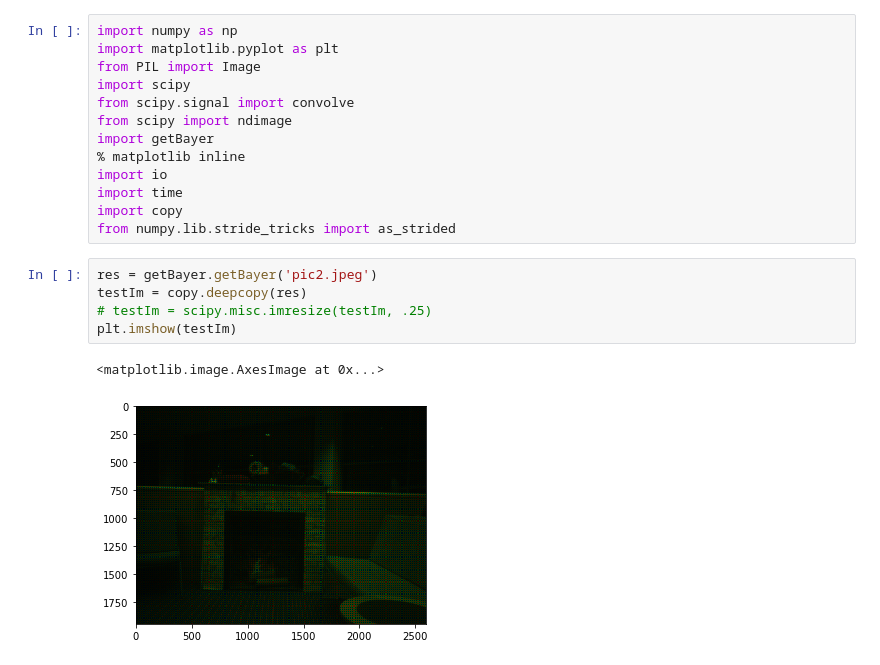
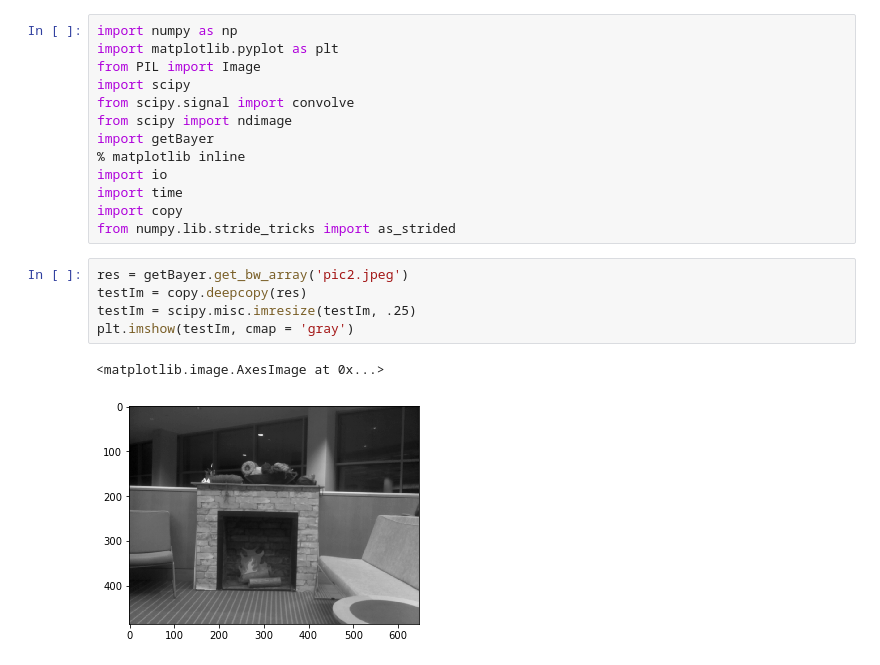
Before and after one commit to newsch/wonky-bobbin, a Jupyter notebook: PCAbw.ipynb, the cells around one changed output. Cells and saved outputs as stored; diff of their text form.

```diff
--- a/PCAbw.ipynb
+++ b/PCAbw.ipynb
@@ -12,10 +12,10 @@ import time
 import copy
 from numpy.lib.stride_tricks import as_strided
 # %%
-res = getBayer.getBayer('pic2.jpeg')
+res = getBayer.get_bw_array('pic2.jpeg')
 testIm = copy.deepcopy(res)
-# testIm = scipy.misc.imresize(testIm, .25)
-plt.imshow(testIm)
+testIm = scipy.misc.imresize(testIm, .25)
+plt.imshow(testIm, cmap = 'gray')
 # %% [output]
 <matplotlib.image.AxesImage at 0x...>
-[figure, old version]
+[figure, new version]
```
Also changed, not shown: parts of 3 cells of this notebook, 2 other files.
